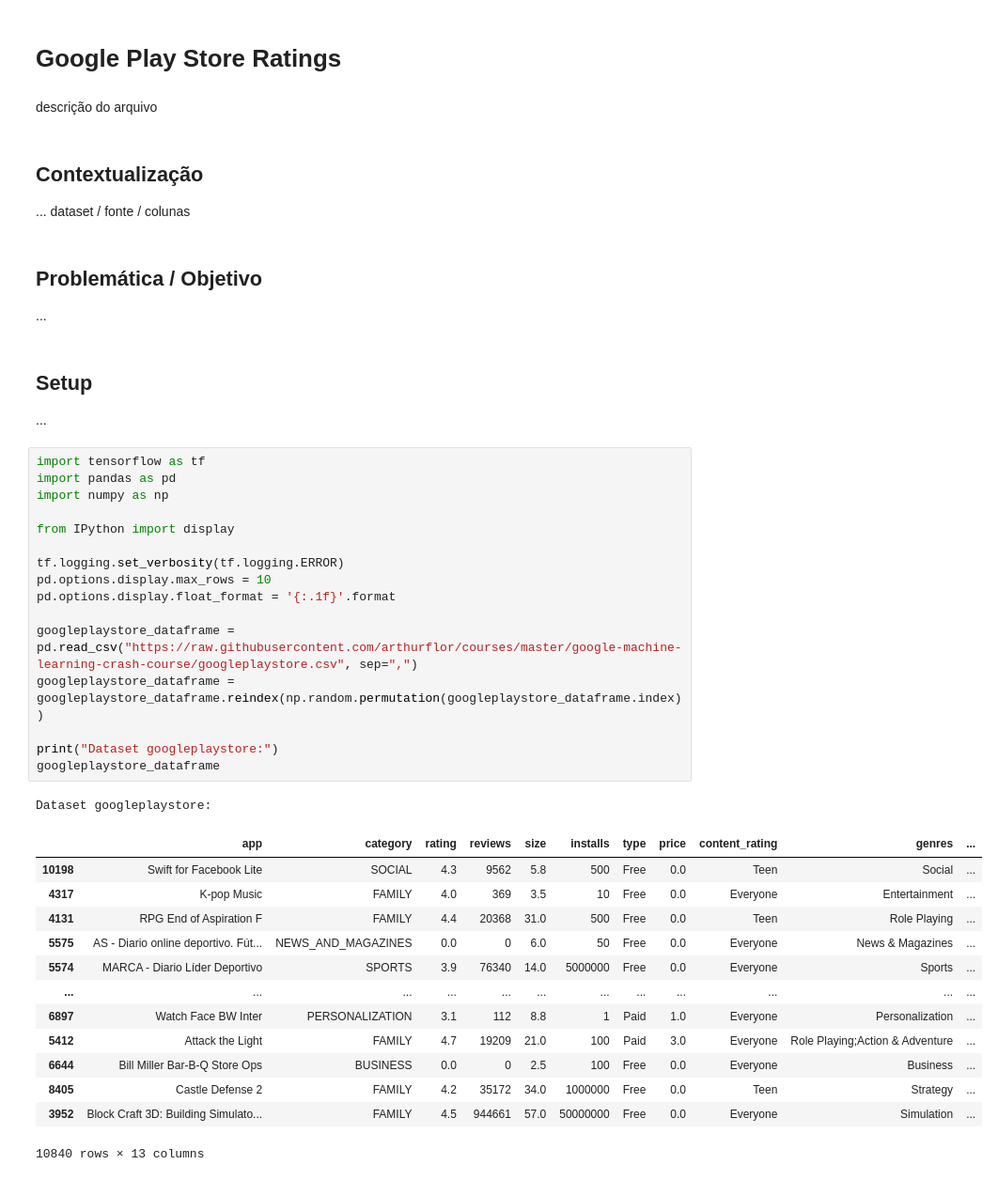
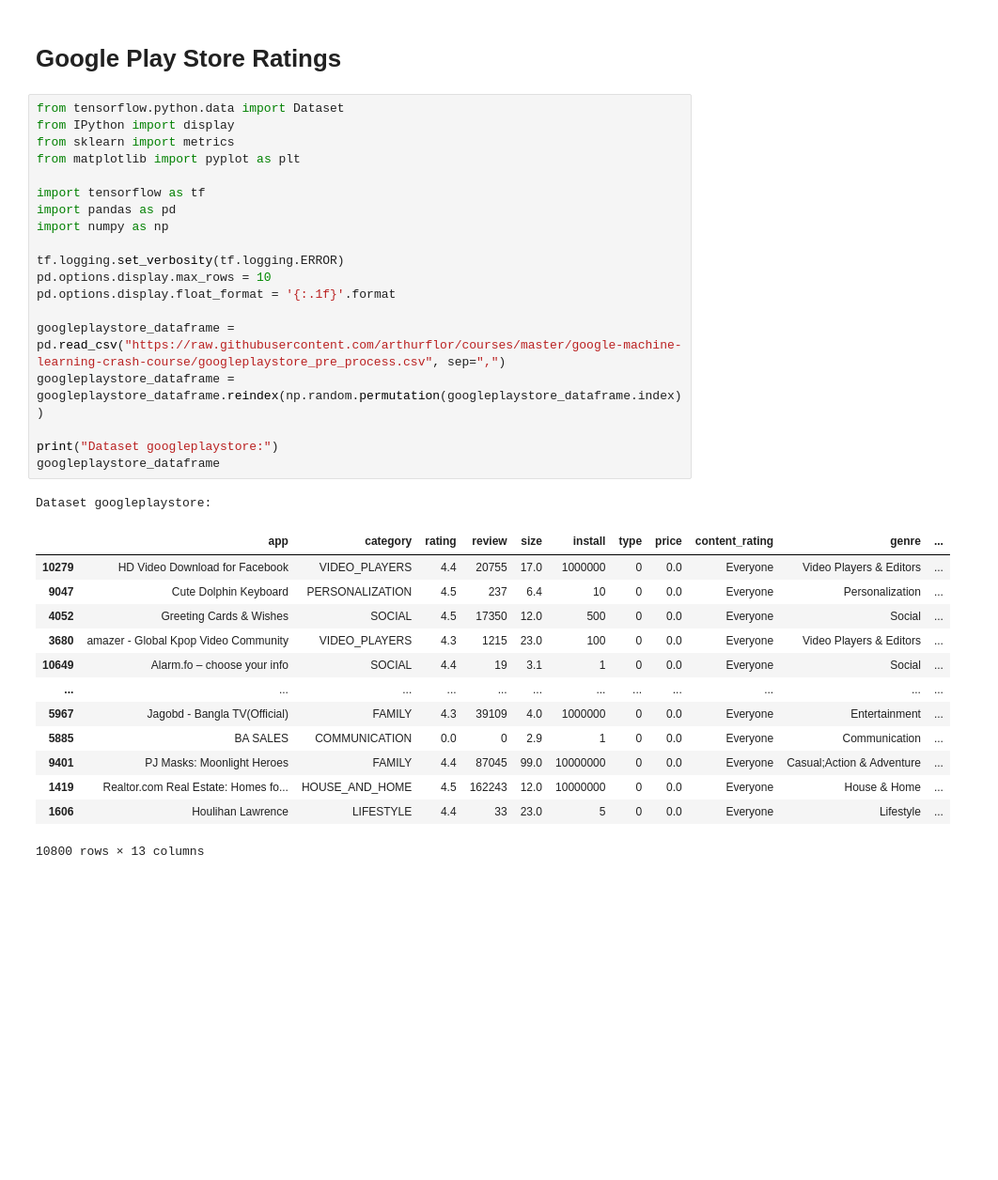
Before and after one commit to arthurflor23/courses, a Jupyter notebook: google-machine-learning-crash-course/16. Google Play Practice.ipynb, the cells around one changed output. Shown: that part at 94% size. Drawn from its saved outputs; the diff is of its cells as text; blank space fills up the shorter version.

```diff
--- a/google-machine-learning-crash-course/16. Google Play Practice.ipynb
+++ b/google-machine-learning-crash-course/16. Google Play Practice.ipynb
@@ -1,45 +1,36 @@
 # %% [markdown]
 # Google Play Store Ratings
-# %% [markdown]
-descrição do arquivo
-# %% [markdown]
-## Contextualização
-... dataset / fonte / colunas
-# %% [markdown]
-## Problemática / Objetivo
-...
-# %% [markdown]
-## Setup
-
-...
 # %%
+from tensorflow.python.data import Dataset
+from IPython import display
+from sklearn import metrics
+from matplotlib import pyplot as plt
+
 import tensorflow as tf
 import pandas as pd
 import numpy as np
-
-from IPython import display
 
 tf.logging.set_verbosity(tf.logging.ERROR)
 pd.options.display.max_rows = 10
 pd.options.display.float_format = '{:.1f}'.format
 
-googleplaystore_dataframe = pd.read_csv("https://raw.githubusercontent.com/arthurflor/courses/master/google-machine-learning-crash-course/googleplaystore.csv", sep=",")
+googleplaystore_dataframe = pd.read_csv("https://raw.githubusercontent.com/arthurflor/courses/master/google-machine-learning-crash-course/googleplaystore_pre_process.csv", sep=",")
 googleplaystore_dataframe = googleplaystore_dataframe.reindex(np.random.permutation(googleplaystore_dataframe.index))
 
 print("Dataset googleplaystore:")
 googleplaystore_dataframe
 # %% [output]
 Dataset googleplaystore:
-|  | app | category | rating | reviews | size | installs | type | price | content_rating | genres | ... |
-| 10198 | Swift for Facebook Lite | SOCIAL | 4.3 | 9562 | 5.8 | 500 | Free | 0.0 | Teen | Social | ... |
-| 4317 | K-pop Music | FAMILY | 4.0 | 369 | 3.5 | 10 | Free | 0.0 | Everyone | Entertainment | ... |
-| 4131 | RPG End of Aspiration F | FAMILY | 4.4 | 20368 | 31.0 | 500 | Free | 0.0 | Teen | Role Playing | ... |
-| 5575 | AS - Diario online deportivo. Fút... | NEWS_AND_MAGAZINES | 0.0 | 0 | 6.0 | 50 | Free | 0.0 | Everyone | News & Magazines | ... |
-| 5574 | MARCA - Diario Líder Deportivo | SPORTS | 3.9 | 76340 | 14.0 | 5000000 | Free | 0.0 | Everyone | Sports | ... |
+|  | app | category | rating | review | size | install | type | price | content_rating | genre | ... |
+| 10279 | HD Video Download for Facebook | VIDEO_PLAYERS | 4.4 | 20755 | 17.0 | 1000000 | 0 | 0.0 | Everyone | Video Players & Editors | ... |
+| 9047 | Cute Dolphin Keyboard | PERSONALIZATION | 4.5 | 237 | 6.4 | 10 | 0 | 0.0 | Everyone | Personalization | ... |
+| 4052 | Greeting Cards & Wishes | SOCIAL | 4.5 | 17350 | 12.0 | 500 | 0 | 0.0 | Everyone | Social | ... |
+| 3680 | amazer - Global Kpop Video Community | VIDEO_PLAYERS | 4.3 | 1215 | 23.0 | 100 | 0 | 0.0 | Everyone | Video Players & Editors | ... |
+| 10649 | Alarm.fo – choose your info | SOCIAL | 4.4 | 19 | 3.1 | 1 | 0 | 0.0 | Everyone | Social | ... |
 | ... | ... | ... | ... | ... | ... | ... | ... | ... | ... | ... | ... |
-| 6897 | Watch Face BW Inter | PERSONALIZATION | 3.1 | 112 | 8.8 | 1 | Paid | 1.0 | Everyone | Personalization | ... |
-| 5412 | Attack the Light | FAMILY | 4.7 | 19209 | 21.0 | 100 | Paid | 3.0 | Everyone | Role Playing;Action & Adventure | ... |
-| 6644 | Bill Miller Bar-B-Q Store Ops | BUSINESS | 0.0 | 0 | 2.5 | 100 | Free | 0.0 | Everyone | Business | ... |
-| 8405 | Castle Defense 2 | FAMILY | 4.2 | 35172 | 34.0 | 1000000 | Free | 0.0 | Teen | Strategy | ... |
-| 3952 | Block Craft 3D: Building Simulato... | FAMILY | 4.5 | 944661 | 57.0 | 50000000 | Free | 0.0 | Everyone | Simulation | ... |
+| 5967 | Jagobd - Bangla TV(Official) | FAMILY | 4.3 | 39109 | 4.0 | 1000000 | 0 | 0.0 | Everyone | Entertainment | ... |
+| 5885 | BA SALES | COMMUNICATION | 0.0 | 0 | 2.9 | 1 | 0 | 0.0 | Everyone | Communication | ... |
+| 9401 | PJ Masks: Moonlight Heroes | FAMILY | 4.4 | 87045 | 99.0 | 10000000 | 0 | 0.0 | Everyone | Casual;Action & Adventure | ... |
+| 1419 | Realtor.com Real Estate: Homes fo... | HOUSE_AND_HOME | 4.5 | 162243 | 12.0 | 10000000 | 0 | 0.0 | Everyone | House & Home | ... |
+| 1606 | Houlihan Lawrence | LIFESTYLE | 4.4 | 33 | 23.0 | 5 | 0 | 0.0 | Everyone | Lifestyle | ... |
-10840 rows × 13 columns
+10800 rows × 13 columns
```
Also changed, not shown: parts of 19 cells of this notebook.
